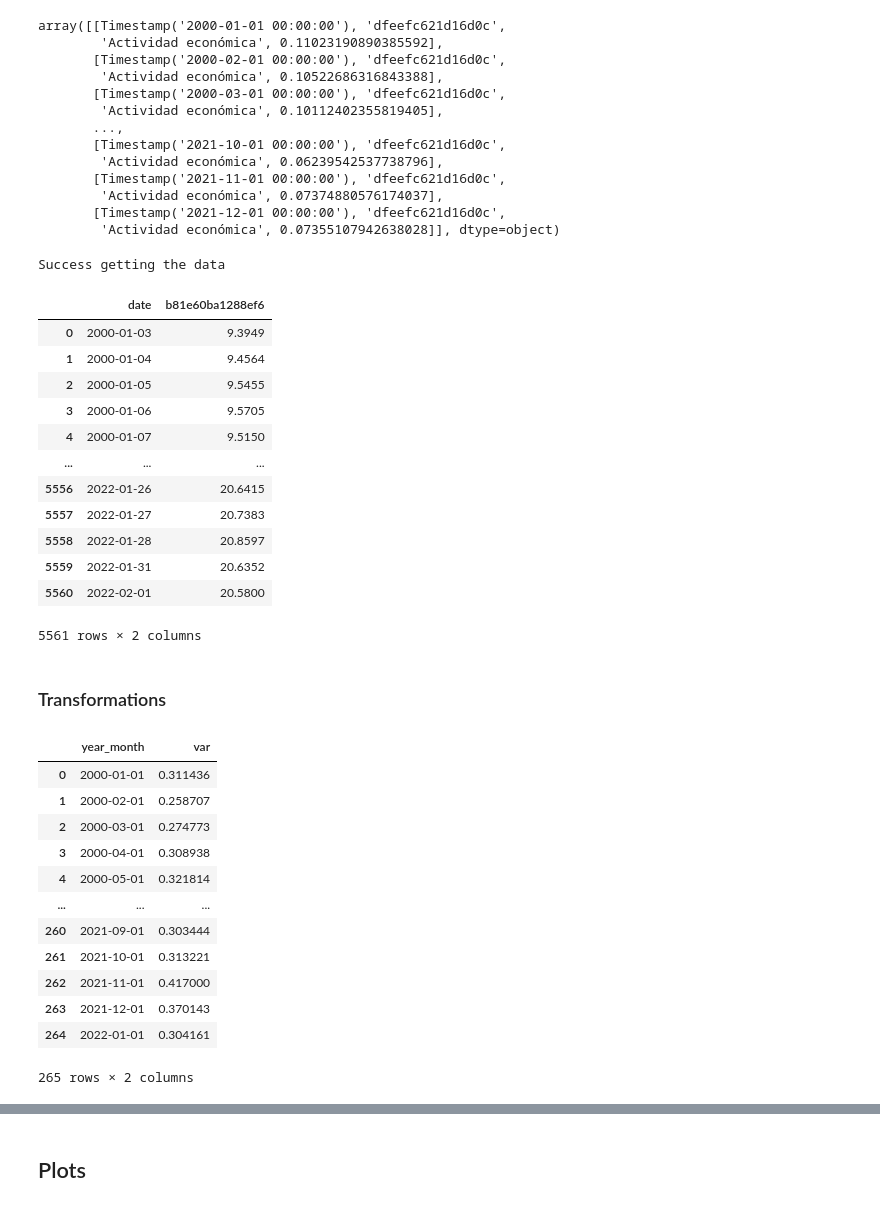
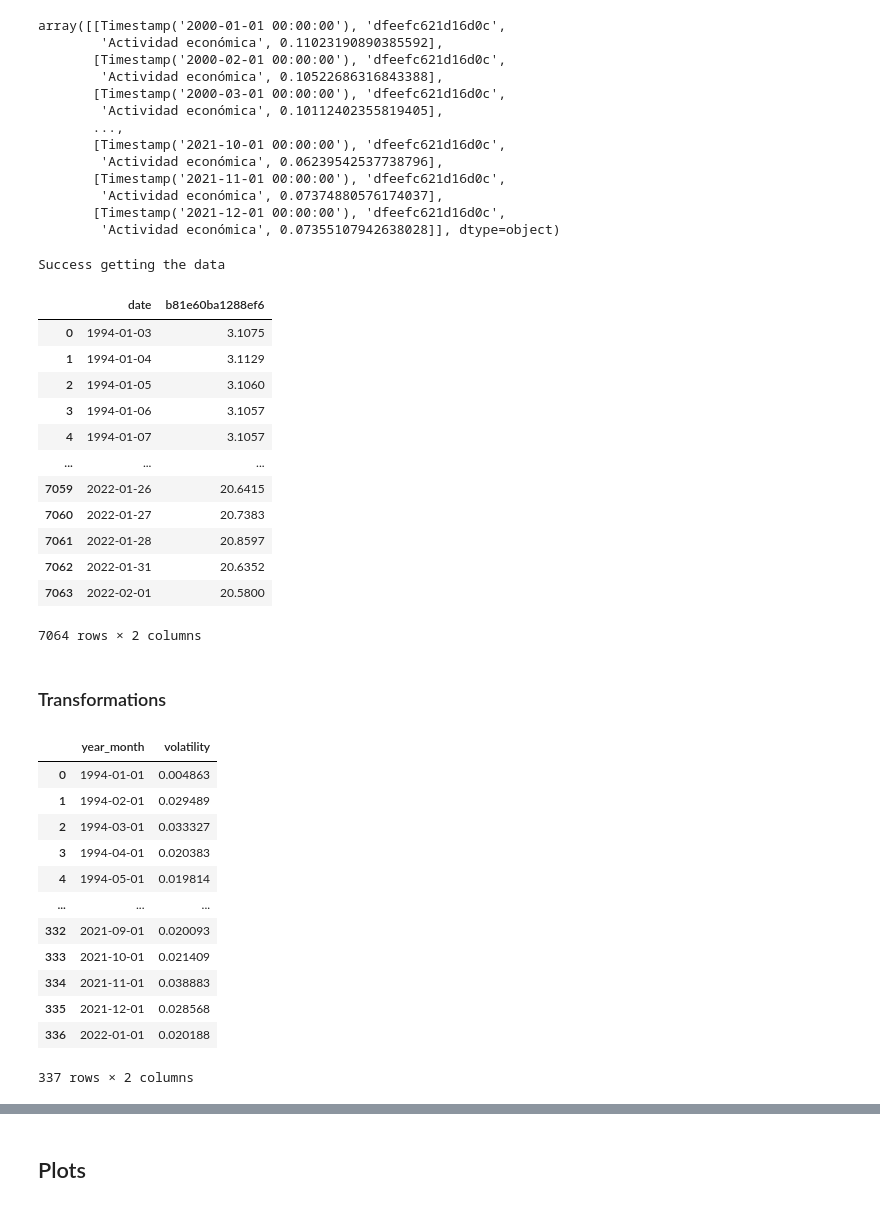
Before and after one commit to TukanMx/tukan_notebooks, a Jupyter notebook: social/social_media/exchange_rate/exchange_rate_template.ipynb, the cells around one changed output, grey strips where cells are left out. Drawn from its saved outputs; the diff is of its cells as text; code cells hidden in the pictures.

```diff
--- a/social/social_media/exchange_rate/exchange_rate_template.ipynb
+++ b/social/social_media/exchange_rate/exchange_rate_template.ipynb
@@ -114,7 +114,7 @@ payload = {
             ]
         }
     ],
-    "from": "2000-01-01"
+    "from": "1994-01-01"
 }
 
 response = get_tukan_api_request(payload)
@@ -123,56 +123,56 @@ exc_rate
 # %% [output]
 Success getting the data
 |  | date | b81e60ba1288ef6 |
-| 0 | 2000-01-03 | 9.3949 |
-| 1 | 2000-01-04 | 9.4564 |
-| 2 | 2000-01-05 | 9.5455 |
-| 3 | 2000-01-06 | 9.5705 |
-| 4 | 2000-01-07 | 9.5150 |
+| 0 | 1994-01-03 | 3.1075 |
+| 1 | 1994-01-04 | 3.1129 |
+| 2 | 1994-01-05 | 3.1060 |
+| 3 | 1994-01-06 | 3.1057 |
+| 4 | 1994-01-07 | 3.1057 |
 | ... | ... | ... |
-| 5556 | 2022-01-26 | 20.6415 |
-| 5557 | 2022-01-27 | 20.7383 |
-| 5558 | 2022-01-28 | 20.8597 |
-| 5559 | 2022-01-31 | 20.6352 |
-| 5560 | 2022-02-01 | 20.5800 |
+| 7059 | 2022-01-26 | 20.6415 |
+| 7060 | 2022-01-27 | 20.7383 |
+| 7061 | 2022-01-28 | 20.8597 |
+| 7062 | 2022-01-31 | 20.6352 |
+| 7063 | 2022-02-01 | 20.5800 |
-5561 rows × 2 columns
+7064 rows × 2 columns
 # %% [markdown]
 ### Transformations
 # %%
 final_data=exc_rate.copy()
 final_data['change'] = (final_data['b81e60ba1288ef6']/final_data['b81e60ba1288ef6'].shift())-1
 final_data['year_month'] = final_data['date'].dt.strftime('%Y-%m')
 
 temp = final_data.groupby('year_month').count()
 temp.drop(['date','b81e60ba1288ef6'], axis=1,inplace=True)
 temp.rename(columns={'change':'count'}, inplace=True)
 final_data = pd.merge(final_data, temp, how='left', on='year_month')
 
 temp = final_data[['change','year_month']].groupby('year_month').std()
 temp.rename(columns={'change':'month_std'}, inplace=True)
 final_data = pd.merge(final_data, temp, how='left', on='year_month')
 
-final_data['var'] = (final_data['month_std']*final_data['count'])**(1/2)
-final_data = final_data[['year_month','var']].drop_duplicates()
+final_data['volatility'] = final_data['month_std']*(final_data['count'])**(1/2)
+final_data = final_data[['year_month','volatility']].drop_duplicates()
 final_data.reset_index(drop=True, inplace=True)
 final_data['year_month'] = final_data['year_month'].astype(str) + '-01'
 final_data["year_month"] = pd.to_datetime(final_data["year_month"])
 final_data.drop(final_data.tail(1).index,inplace=True)
-final_data['var'] = final_data['var'].astype(float)
+final_data['volatility'] = final_data['volatility'].astype(float)
 final_data
 # %% [output]
-|  | year_month | var |
-| 0 | 2000-01-01 | 0.311436 |
-| 1 | 2000-02-01 | 0.258707 |
-| 2 | 2000-03-01 | 0.274773 |
-| 3 | 2000-04-01 | 0.308938 |
-| 4 | 2000-05-01 | 0.321814 |
+|  | year_month | volatility |
+| 0 | 1994-01-01 | 0.004863 |
+| 1 | 1994-02-01 | 0.029489 |
+| 2 | 1994-03-01 | 0.033327 |
+| 3 | 1994-04-01 | 0.020383 |
+| 4 | 1994-05-01 | 0.019814 |
 | ... | ... | ... |
-| 260 | 2021-09-01 | 0.303444 |
-| 261 | 2021-10-01 | 0.313221 |
-| 262 | 2021-11-01 | 0.417000 |
-| 263 | 2021-12-01 | 0.370143 |
-| 264 | 2022-01-01 | 0.304161 |
+| 332 | 2021-09-01 | 0.020093 |
+| 333 | 2021-10-01 | 0.021409 |
+| 334 | 2021-11-01 | 0.038883 |
+| 335 | 2021-12-01 | 0.028568 |
+| 336 | 2022-01-01 | 0.020188 |
-265 rows × 2 columns
+337 rows × 2 columns
 # %%
 final_data.values
 # %% [output]
```
Also changed, not shown: parts of 5 cells of this notebook.
